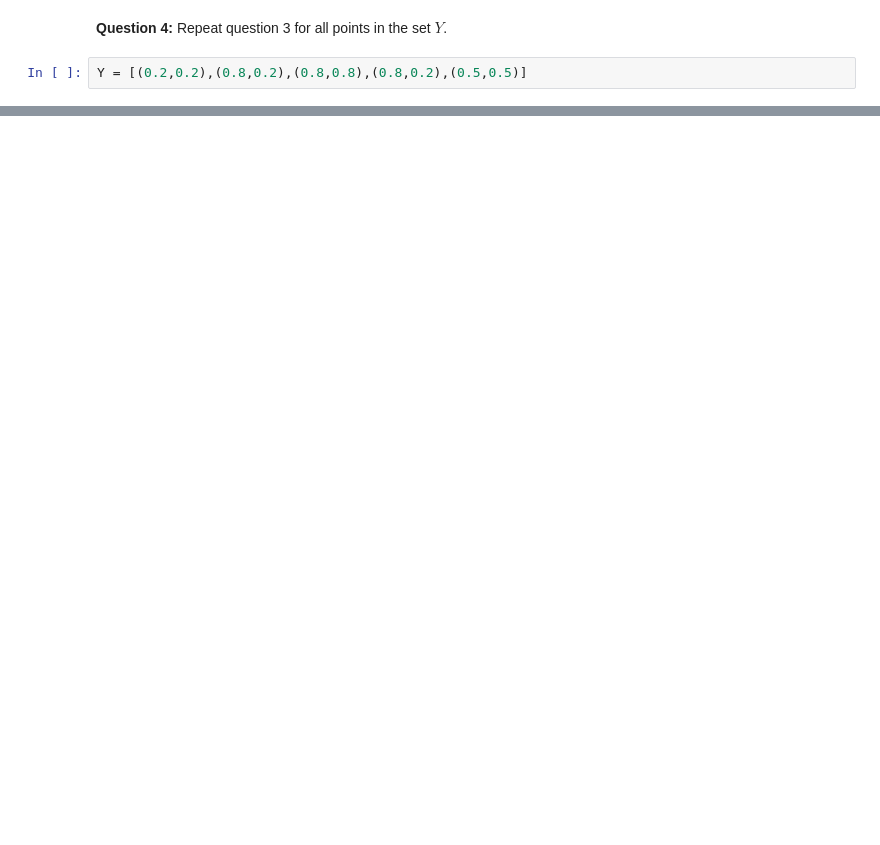
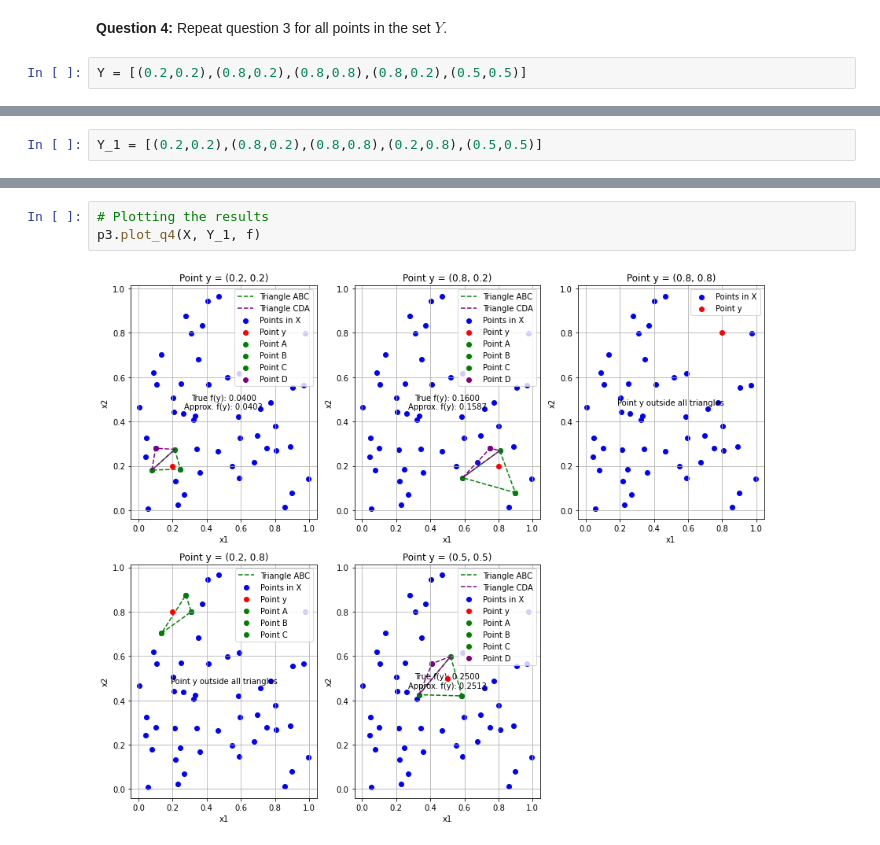
Before and after one commit to NumEconCopenhagen/projects-2024-emil-og-simon, a Jupyter notebook: examproject/examproject_prob3.ipynb, the cells around one changed output, grey strips where cells are left out. Drawn from its saved outputs; the diff is of its cells as text; blank space fills up the shorter version.

```diff
--- a/examproject/examproject_prob3.ipynb
+++ b/examproject/examproject_prob3.ipynb
@@ -370,0 +380,2 @@ We see, that in the case of y = (0.8,0.8), the approximated value of f(Y) is NaN
+# %%
+Y_1 = [(0.2,0.2),(0.8,0.2),(0.8,0.8),(0.2,0.8),(0.5,0.5)]
@@ -370,0 +400,5 @@ We see, that in the case of y = (0.8,0.8), the approximated value of f(Y) is NaN
+# %%
+# Plotting the results
+p3.plot_q4(X, Y_1, f)
+# %% [output]
+[figure, added]
```
Also changed, not shown: parts of 9 cells of this notebook, 1 other file.
